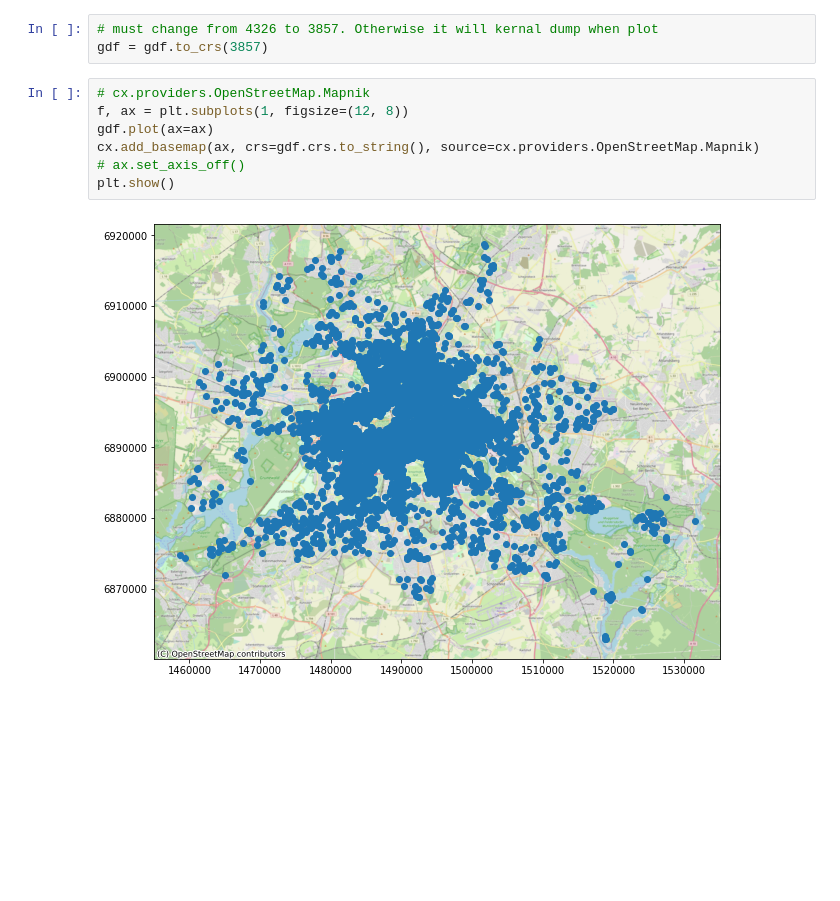
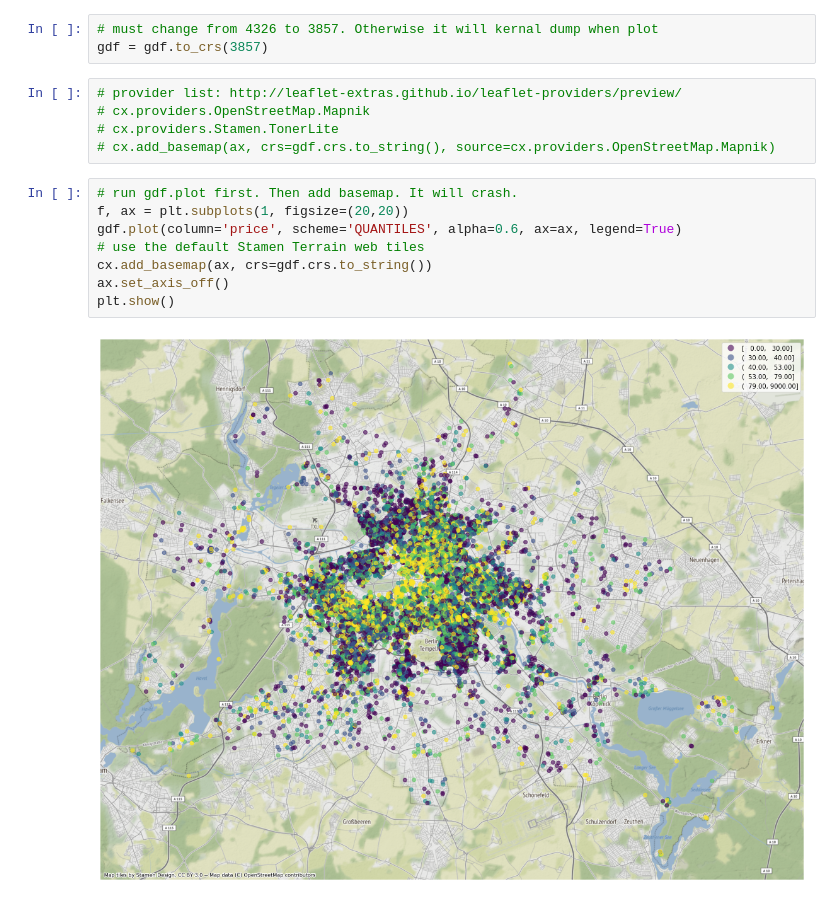
Before and after one commit to imyoungyang/myAWSStudyBlog, a Jupyter notebook: geo-spatial/2-spatial-dataset.ipynb, the cells around one changed output. Cells and saved outputs as stored; diff of their text form; blank space fills up the shorter version.

Commit message:
show the spatial data

```diff
--- a/geo-spatial/2-spatial-dataset.ipynb
+++ b/geo-spatial/2-spatial-dataset.ipynb
@@ -83,11 +62,17 @@ gdf.plot()
 # must change from 4326 to 3857. Otherwise it will kernal dump when plot
 gdf = gdf.to_crs(3857)
 # %%
+# provider list: http://leaflet-extras.github.io/leaflet-providers/preview/
 # cx.providers.OpenStreetMap.Mapnik
-f, ax = plt.subplots(1, figsize=(12, 8))
-gdf.plot(ax=ax)
-cx.add_basemap(ax, crs=gdf.crs.to_string(), source=cx.providers.OpenStreetMap.Mapnik)
-# ax.set_axis_off()
-plt.show()
+# cx.providers.Stamen.TonerLite
+# cx.add_basemap(ax, crs=gdf.crs.to_string(), source=cx.providers.OpenStreetMap.Mapnik)
-# %% [output]
-[figure, removed]
+# %%
+# run gdf.plot first. Then add basemap. It will crash.
+f, ax = plt.subplots(1, figsize=(20,20))
+gdf.plot(column='price', scheme='QUANTILES', alpha=0.6, ax=ax, legend=True)
+# use the default Stamen Terrain web tiles
+cx.add_basemap(ax, crs=gdf.crs.to_string())
+ax.set_axis_off()
+plt.show()
+# %% [output]
+[figure, added]
```
Also changed, not shown: parts of 2 cells of this notebook.
